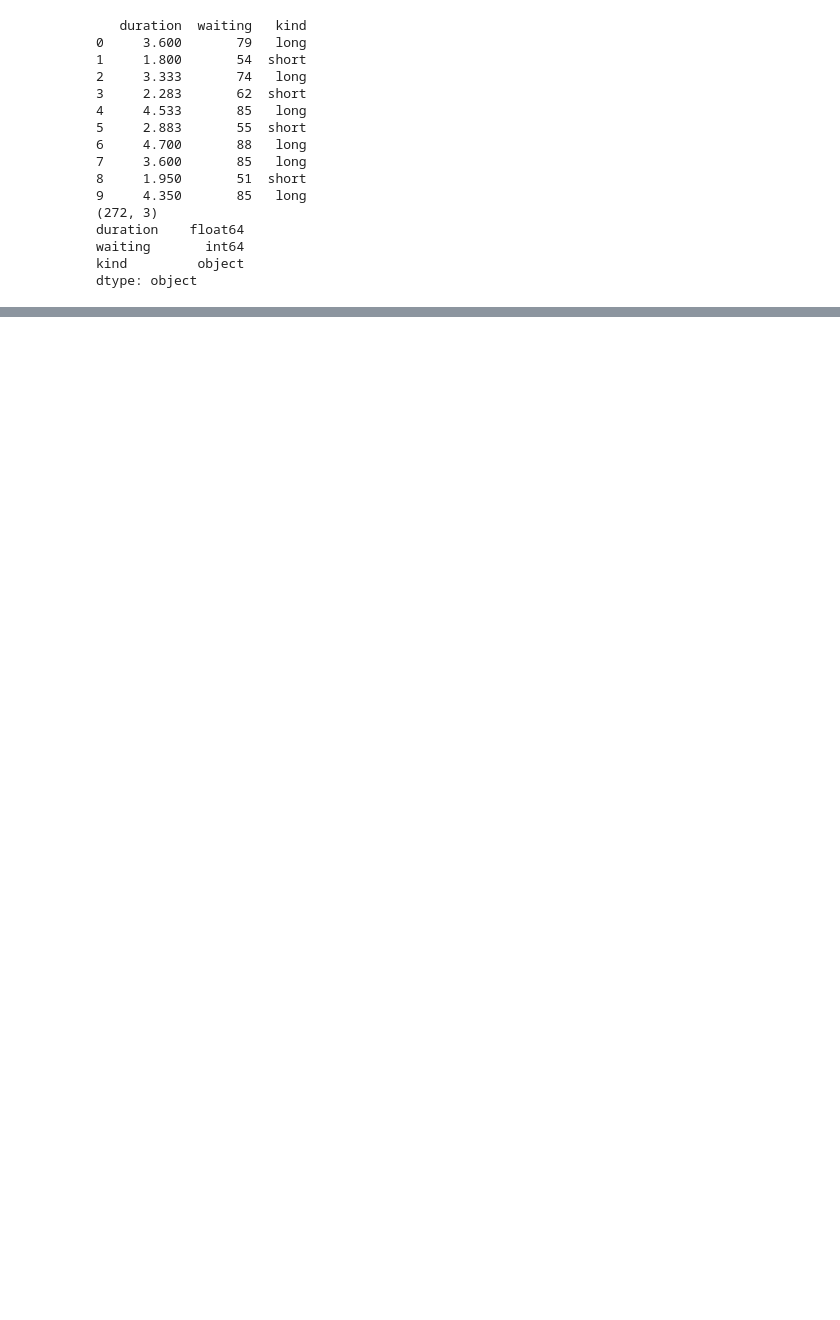
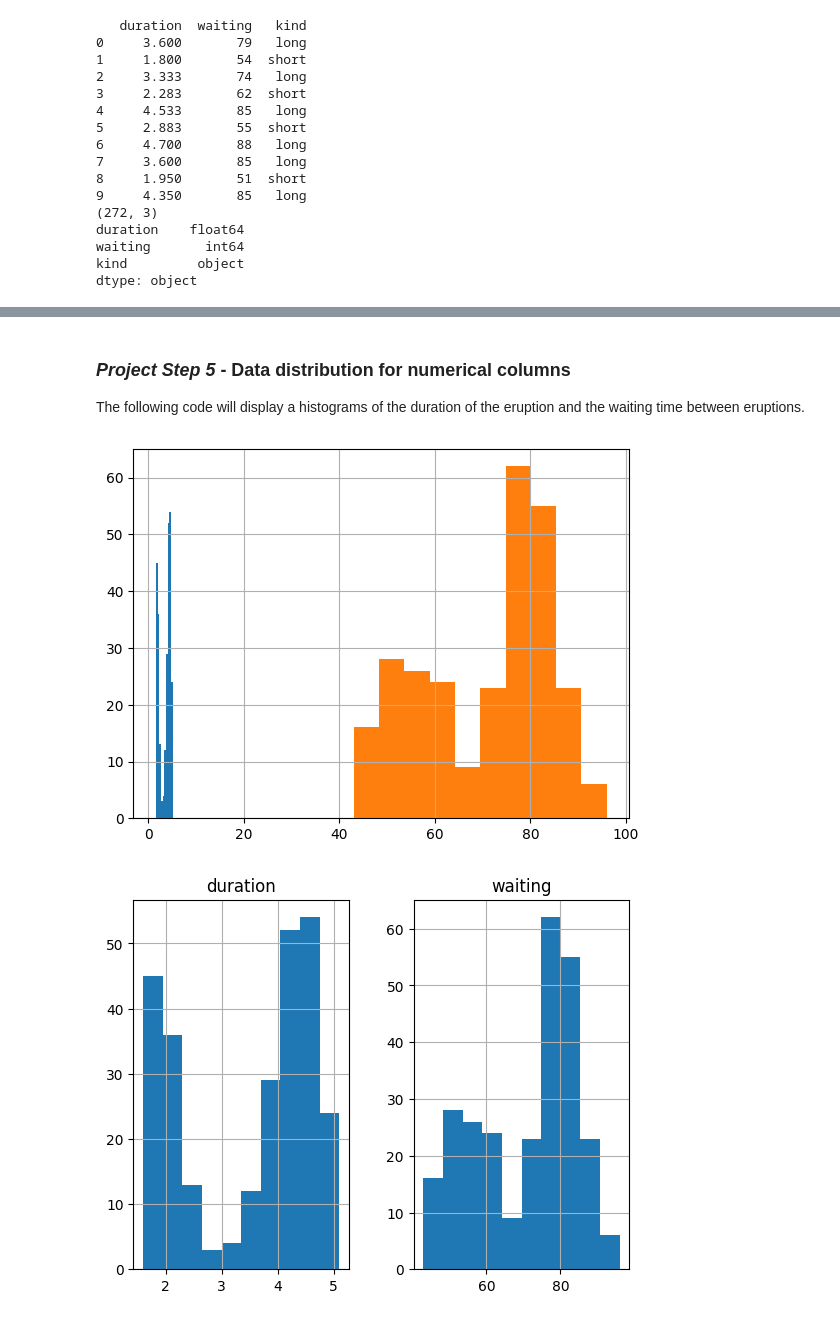
Before and after one commit to sapapesh/datafun-06-eda, a Jupyter notebook: showard_eda.ipynb, the cells around one changed output, grey strips where cells are left out. Cells and saved outputs as stored; diff of their text form; code cells hidden in the pictures; blank space fills up the shorter version.

```diff
--- a/showard_eda.ipynb
+++ b/showard_eda.ipynb
@@ -47,0 +80,17 @@ dtype: object
+# %% [markdown]
+### *Project Step 5* - Data distribution for numerical columns
+
+The following code will display a histograms of the duration of the eruption and the waiting time between eruptions.
+# %%
+# Inspect histogram by numerical column
+df['duration'].hist()
+df['waiting'].hist()
+
+# Inspect histograms for all numerical columns
+df.hist()
+
+# Show all plots
+plt.show()
+# %% [output]
+[figure, added]
+[figure, added]
```
Also changed, not shown: parts of 19 cells of this notebook.
